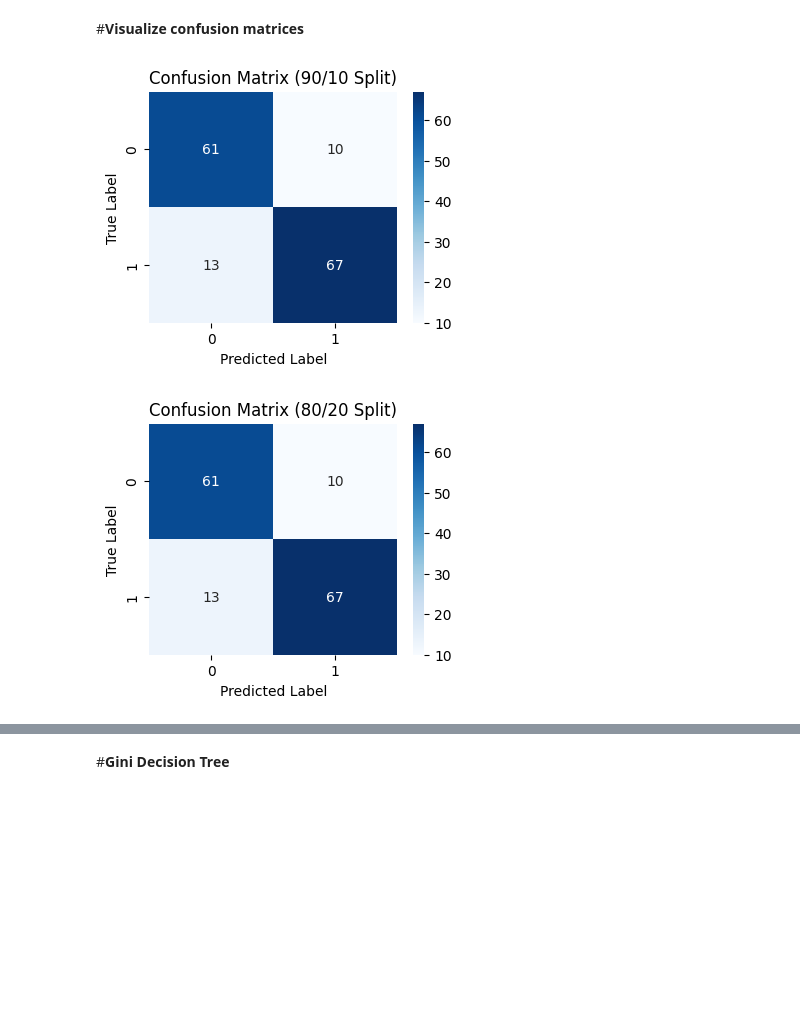
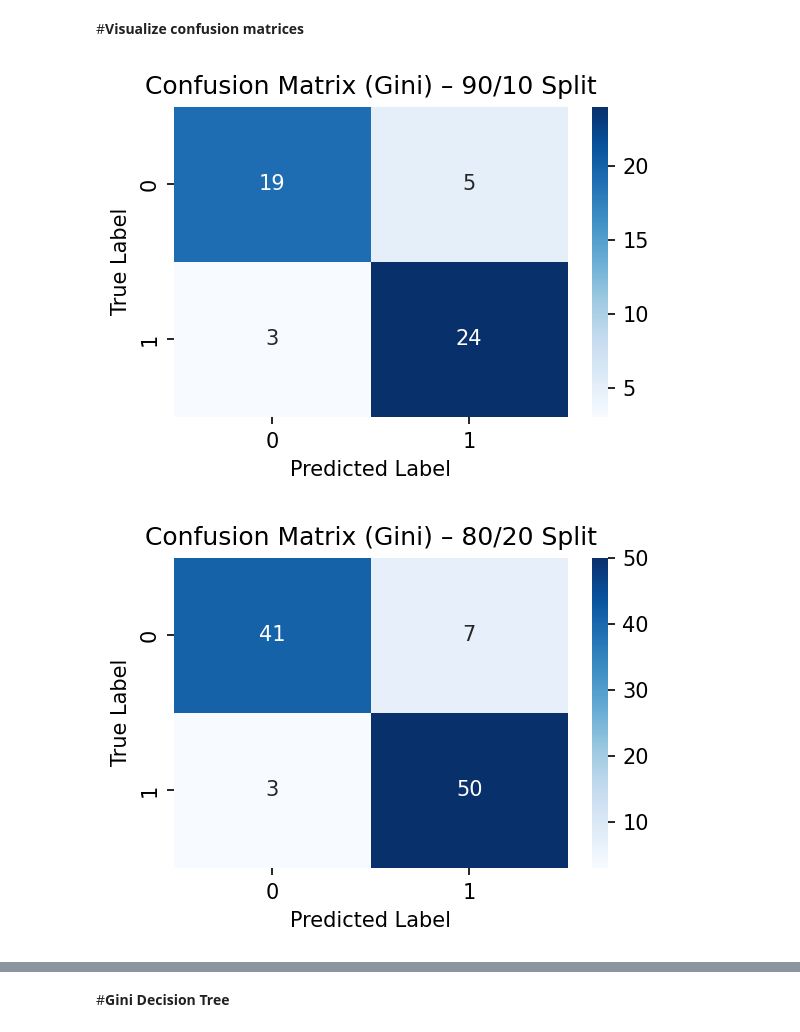
Before and after one commit to Shatha-1/IT326-Project, a Jupyter notebook: Phase3.ipynb, the cells around one changed output, grey strips where cells are left out. Cells and saved outputs as stored; diff of their text form; code cells hidden in the pictures; blank space fills up the shorter version.

```diff
--- a/Phase3.ipynb
+++ b/Phase3.ipynb
@@ -499,23 +500,29 @@ With this transformation, all categorical variables in the dataset are now fully
 # %% [markdown]
 # Normalization
 # %%
-
+from sklearn.preprocessing import  MinMaxScaler
 # Step 2: Min-Max Normalization
 
+# Define numeric_cols from df_encoded as label encoding has been applied
+numeric_cols = df_encoded.select_dtypes(include=['int64', 'float64']).columns
+
 scaler = MinMaxScaler()
-df[numeric_cols] = scaler.fit_transform(df[numeric_cols])
+df_encoded[numeric_cols] = scaler.fit_transform(df_encoded[numeric_cols])
 
 print("Normalized numeric columns:", list(numeric_cols))
 
 
 # Step 3: Convert integers to float (for consistency)
 
-int_cols = df.select_dtypes(include=['int64', 'int32']).columns
-df[int_cols] = df[int_cols].astype('float64')
+# After Min-Max scaling, the scaled columns are already float64.
+# This step ensures any remaining integer columns (if any were not scaled or were created later)
+# are also converted to float for consistency.
+int_cols = df_encoded.select_dtypes(include=['int64', 'int32']).columns
+df_encoded[int_cols] = df_encoded[int_cols].astype('float64')
 
 
 # Step 4: Save Preprocessed Data
 
-df.to_csv("Preprocessed_DataSet.csv", index=False)
+df_encoded.to_csv("Preprocessed_DataSet.csv", index=False)
 print("Preprocessed dataset saved successfully!")
 # %% [output]
@@ -702,19 +707,27 @@ we train a Decision Tree classifier using the Gini impurity measure on three dif
 # %%
 for train_ratio, test_ratio in splits:
 
+    X_train, X_test, y_train, y_test = train_test_split(
+        X, y, test_size=test_ratio, random_state=42
+    )
 
-    y_pred = model.predict(X_test)
+    model_gini = DecisionTreeClassifier(
+        criterion="gini",
+        random_state=45
+    )
+    model_gini.fit(X_train, y_train)
 
-    # Generate confusion matrix
-    cm = confusion_matrix(y_test, y_pred)
+    y_pred_gini = model_gini.predict(X_test)
 
-    # Plot
-    plt.figure(figsize=(4,3))
+    cm = confusion_matrix(y_test, y_pred_gini)
+
+    plt.figure(figsize=(4, 3), dpi=150)
     sns.heatmap(cm, annot=True, fmt="d", cmap="Blues")
-    plt.title(f"Confusion Matrix ({int(train_ratio*100)}/{int(test_ratio*100)} Split)")
+    plt.title(f"Confusion Matrix (Gini) – {int(train_ratio*100)}/{int(test_ratio*100)} Split")
     plt.xlabel("Predicted Label")
     plt.ylabel("True Label")
+    plt.tight_layout()
     plt.show()
 # %% [output]
-[figure, old version]
+[figure, new version]
-[figure, old version]
+[figure, new version]
```
Also changed, not shown: parts of 10 cells of this notebook.
